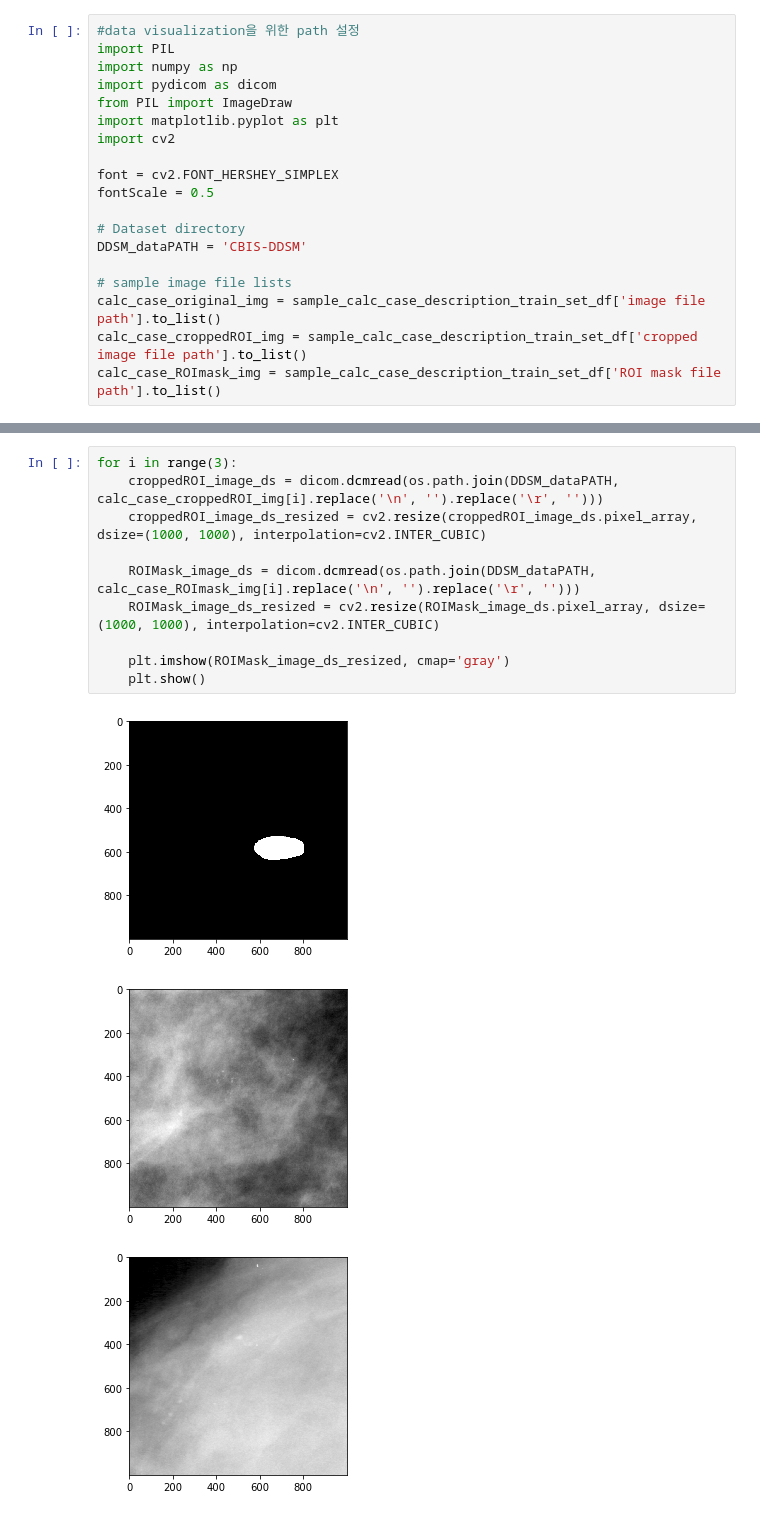
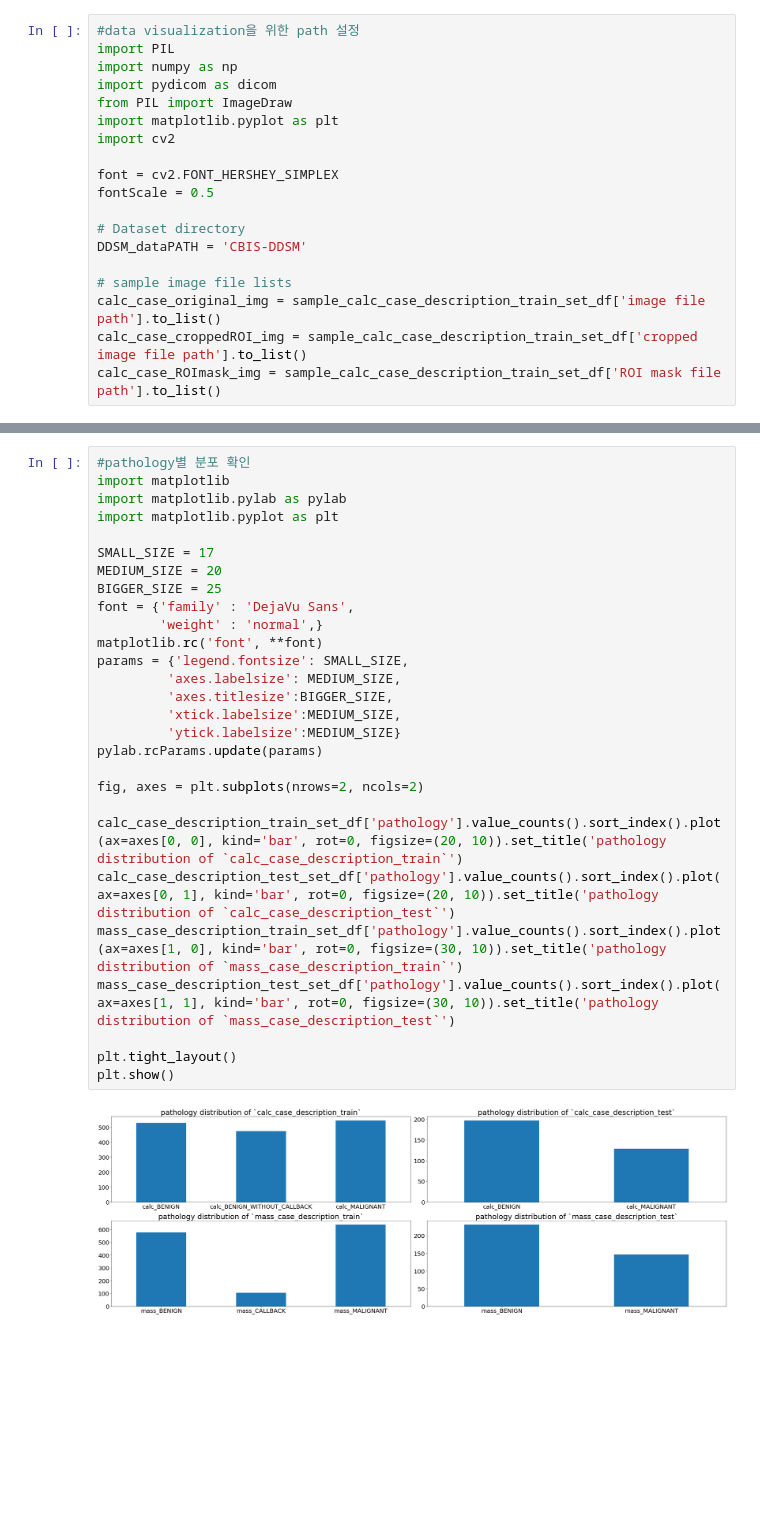
Before and after one commit to yoonbee35/AI_Mammography-Classification, a Jupyter notebook: CBIS-DDSM_simple_EDA.ipynb, the cells around one changed output, grey strips where cells are left out. Saved outputs shown, nothing was run; the diff lists cells and outputs as text; blank space fills up the shorter version.

```diff
--- a/CBIS-DDSM_simple_EDA.ipynb
+++ b/CBIS-DDSM_simple_EDA.ipynb
@@ -114,17 +114,33 @@ for i in range(3):
 [figure]
 [figure]
 [figure]
-# %%
-for i in range(3):
-    croppedROI_image_ds = dicom.dcmread(os.path.join(DDSM_dataPATH, calc_case_croppedROI_img[i].replace('\n', '').replace('\r', '')))
-    croppedROI_image_ds_resized = cv2.resize(croppedROI_image_ds.pixel_array, dsize=(1000, 1000), interpolation=cv2.INTER_CUBIC)
-
-    ROIMask_image_ds = dicom.dcmread(os.path.join(DDSM_dataPATH, calc_case_ROImask_img[i].replace('\n', '').replace('\r', '')))
-    ROIMask_image_ds_resized = cv2.resize(ROIMask_image_ds.pixel_array, dsize=(1000, 1000), interpolation=cv2.INTER_CUBIC)
-
-    plt.imshow(ROIMask_image_ds_resized, cmap='gray')
-    plt.show()
-# %% [output]
-[figure, removed]
-[figure, removed]
-[figure, removed]
+# %%
+#pathology별 분포 확인
+import matplotlib
+import matplotlib.pylab as pylab
+import matplotlib.pyplot as plt
+
+SMALL_SIZE = 17
+MEDIUM_SIZE = 20
+BIGGER_SIZE = 25
+font = {'family' : 'DejaVu Sans',
+        'weight' : 'normal',}
+matplotlib.rc('font', **font)
+params = {'legend.fontsize': SMALL_SIZE,
+         'axes.labelsize': MEDIUM_SIZE,
+         'axes.titlesize':BIGGER_SIZE,
+         'xtick.labelsize':MEDIUM_SIZE,
+         'ytick.labelsize':MEDIUM_SIZE}
+pylab.rcParams.update(params)
+
+fig, axes = plt.subplots(nrows=2, ncols=2)
+
+calc_case_description_train_set_df['pathology'].value_counts().sort_index().plot(ax=axes[0, 0], kind='bar', rot=0, figsize=(20, 10)).set_title('pathology distribution of `calc_case_description_train`')
+calc_case_description_test_set_df['pathology'].value_counts().sort_index().plot(ax=axes[0, 1], kind='bar', rot=0, figsize=(20, 10)).set_title('pathology distribution of `calc_case_description_test`')
+mass_case_description_train_set_df['pathology'].value_counts().sort_index().plot(ax=axes[1, 0], kind='bar', rot=0, figsize=(30, 10)).set_title('pathology distribution of `mass_case_description_train`')
+mass_case_description_test_set_df['pathology'].value_counts().sort_index().plot(ax=axes[1, 1], kind='bar', rot=0, figsize=(30, 10)).set_title('pathology distribution of `mass_case_description_test`')
+
+plt.tight_layout()
+plt.show()
+# %% [output]
+[figure, added]
```
Also changed, not shown: parts of 2 cells of this notebook, 5 other files.
